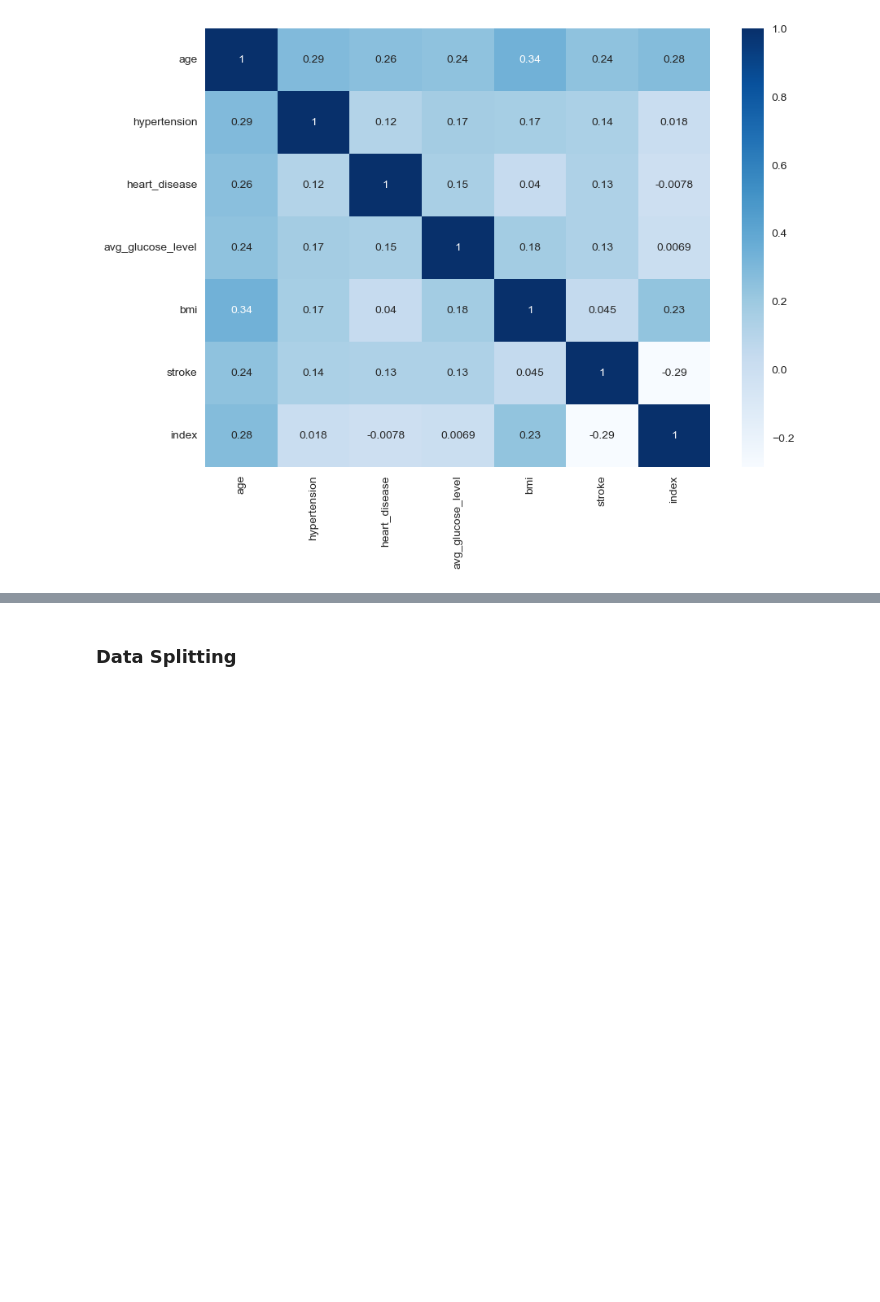
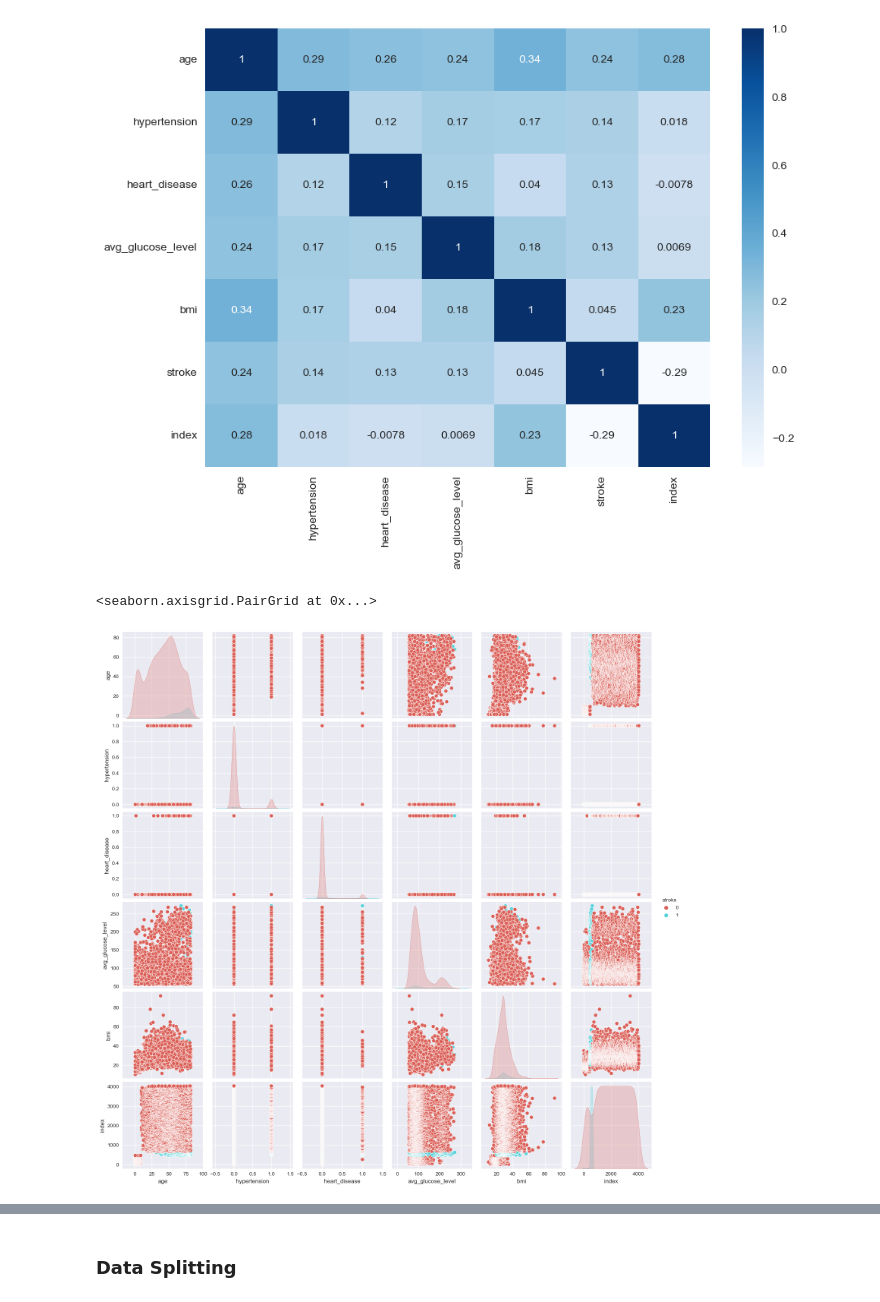
Before and after one commit to HoaNguyen710/PYTHON_FOR_DATA_SCIENCE, a Jupyter notebook: model.ipynb, the cells around one changed output, grey strips where cells are left out. Drawn from its saved outputs; the diff is of its cells as text; code cells hidden in the pictures; blank space fills up the shorter version.

```diff
--- a/model.ipynb
+++ b/model.ipynb
@@ -510,3 +511,8 @@ sns.heatmap(data=corrmat,annot=True, cmap="Blues")
 # %% [output]
 <AxesSubplot:>
 [figure]
+# %%
+sns.pairplot(stroke_Final, hue='stroke', palette='hls')
+# %% [output]
+<seaborn.axisgrid.PairGrid at 0x...>
+[figure, added]
```
Also changed, not shown: parts of 25 cells of this notebook, 2 other files.
